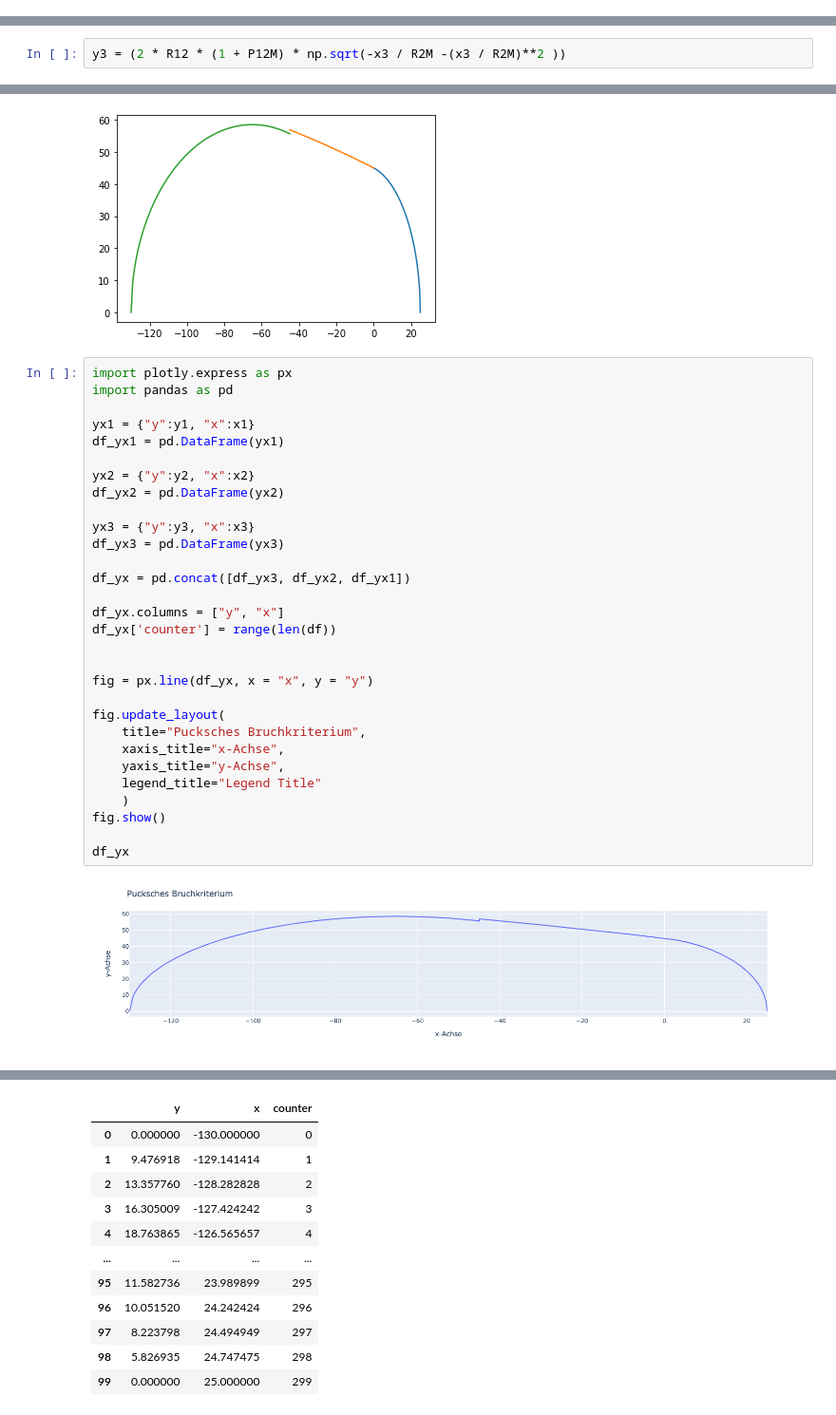
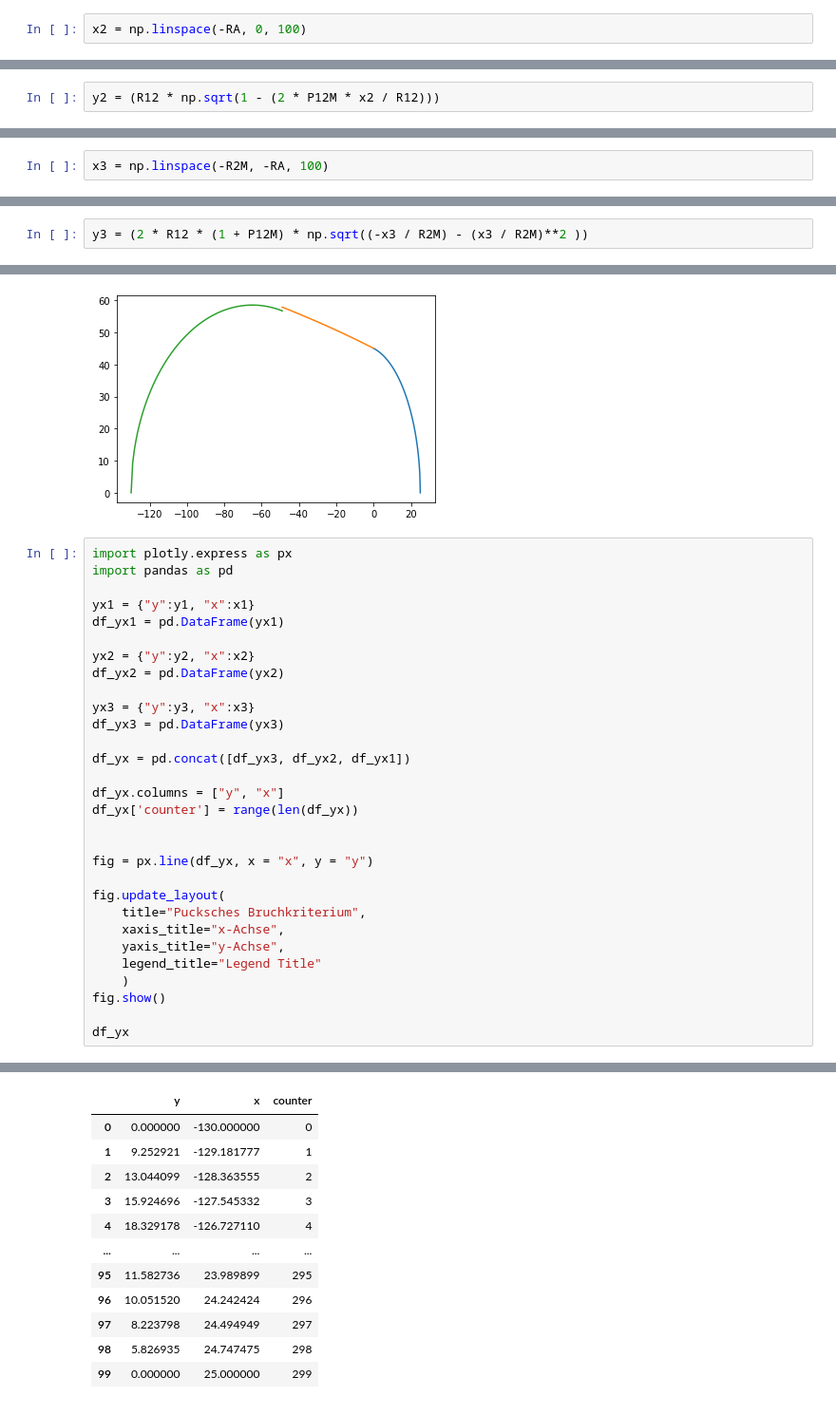
Before and after one commit to choROPeNt/TEACHING_GZLB, a Jupyter notebook: support/Bruchkriterium.ipynb, the cells around one changed output, grey strips where cells are left out. Shown at 95% size. Drawn from its saved outputs; the diff is of its cells as text.

```diff
--- a/support/Bruchkriterium.ipynb
+++ b/support/Bruchkriterium.ipynb
@@ -38,2 +48,4 @@ x2 = np.linspace(-R12, 0, 100)
+# %%
+x2 = np.linspace(-RA, 0, 100)
 # %% [markdown]
 #### Berechne Bruchmodus B:
@@ -42,3 +52,5 @@ y2 = (R12 * np.sqrt(1 - (2 * P12M * x2) / R12))
+# %%
+y2 = (R12 * np.sqrt(1 - (2 * P12M * x2 / R12)))
 # %% [markdown]
 ### Bruchmodus C:
 # %% [markdown]
@@ -50,7 +62,9 @@ x3 = np.linspace(-R2M, -R12, 100)
+# %%
+x3 = np.linspace(-R2M, -RA, 100)
 # %% [markdown]
 #### Berechne Bruchmodus C:
 # %%
-y3 = (2 * R12 * (1 + P12M) * np.sqrt(-x3 / R2M -(x3 / R2M)**2 ))
+y3 = (2 * R12 * (1 + P12M) * np.sqrt((-x3 / R2M) - (x3 / R2M)**2 ))
 # %% [markdown]
 #### Erstelle Plots:
 # %%
@@ -76,7 +90,7 @@ df_yx3 = pd.DataFrame(yx3)
 df_yx = pd.concat([df_yx3, df_yx2, df_yx1])
 
 df_yx.columns = ["y", "x"]
-df_yx['counter'] = range(len(df))
+df_yx['counter'] = range(len(df_yx))
 
 
 fig = px.line(df_yx, x = "x", y = "y")
@@ -91,4 +105,3 @@ fig.show()
 
 df_yx
 # %% [output]
-[figure, removed]
@@ -95,9 +110,9 @@ df_yx
 |  | y | x | counter |
 | 0 | 0.000000 | -130.000000 | 0 |
-| 1 | 9.476918 | -129.141414 | 1 |
-| 2 | 13.357760 | -128.282828 | 2 |
-| 3 | 16.305009 | -127.424242 | 3 |
-| 4 | 18.763865 | -126.565657 | 4 |
+| 1 | 9.252921 | -129.181777 | 1 |
+| 2 | 13.044099 | -128.363555 | 2 |
+| 3 | 15.924696 | -127.545332 | 3 |
+| 4 | 18.329178 | -126.727110 | 4 |
 | ... | ... | ... | ... |
 | 95 | 11.582736 | 23.989899 | 295 |
 | 96 | 10.051520 | 24.242424 | 296 |
```
Also changed, not shown: parts of 6 cells of this notebook, 3 other files.
